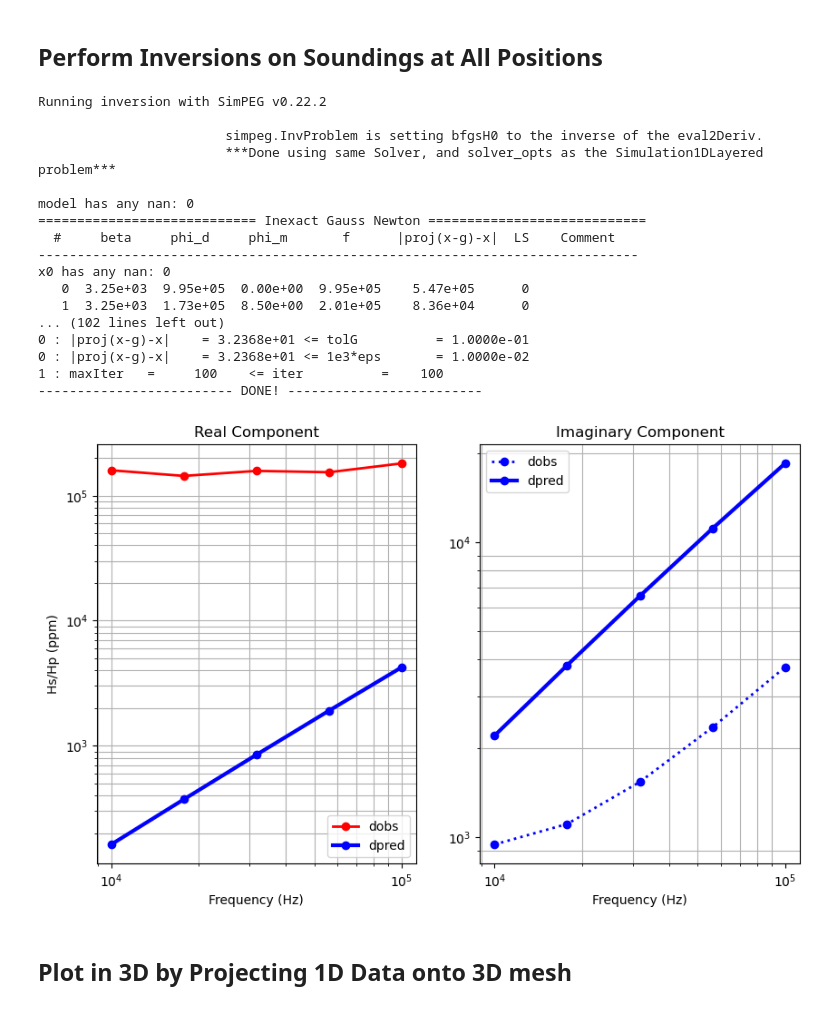
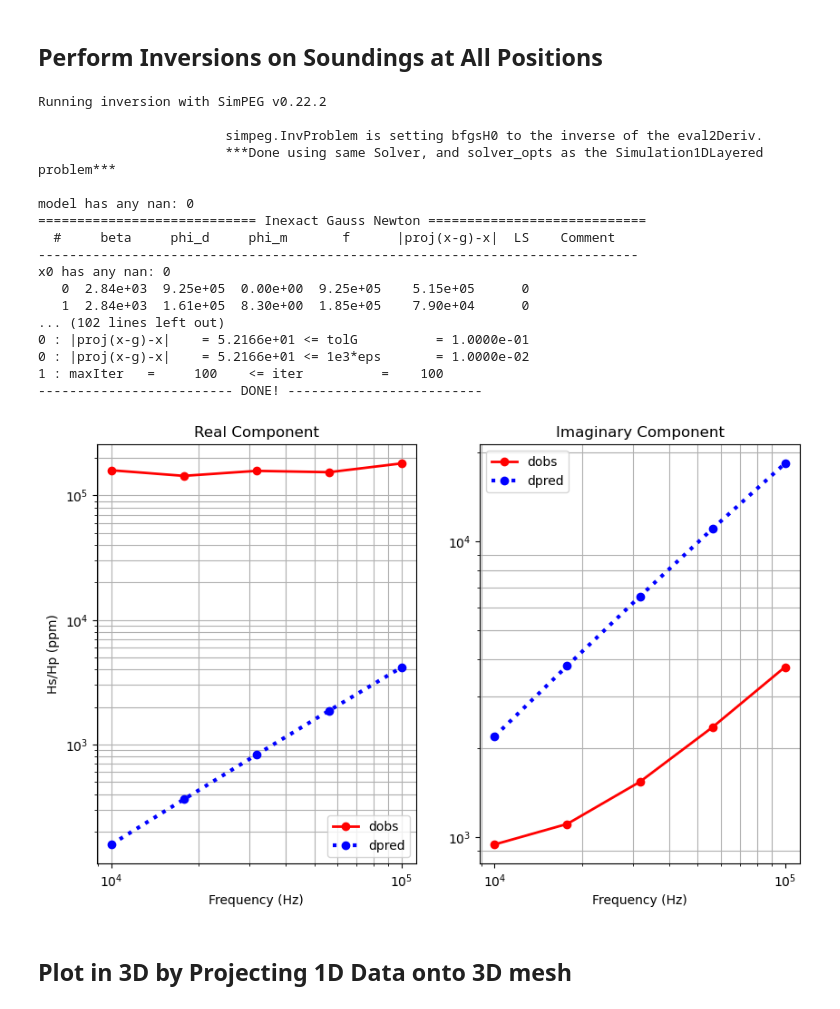
Before and after one commit to matthewhasman/Geophysical-Electromagnetic-Scanner, a Jupyter notebook: UXO_simulation/inversion_simulation_1D.ipynb, the cells around one changed output. Cells and saved outputs as stored; diff of their text form; code cells hidden in the pictures.

```diff
--- a/UXO_simulation/inversion_simulation_1D.ipynb
+++ b/UXO_simulation/inversion_simulation_1D.ipynb
@@ -41,7 +41,7 @@ ax.loglog(frequencies, abs(loaded_data[indx]["hz_real"]), "r-o", lw=3)
 ax.loglog(frequencies, abs(loaded_data[indx]["hz_imag"]), "b:o", lw=3)
 ax.set_xlabel("Frequency [Hz]")
 ax.set_ylabel("|Bz Secondary| [T]")
-ax.set_title(f"Magnetic Field Data at x={x} and y={y}")
+ax.set_title(f"Magnetic Field Data at x={round(x,2)} and y={round(y,2)}")
 ax.legend(["Real", "Imaginary"])
 plt.grid()
 plt.show()
@@ -64,7 +64,7 @@ def create_data_object(loaded_data, survey, error=0.05):
 sim = Forward_Freq_Survey(frequencies, z0, moment, coil_spacing)
 # %%
 survey = sim.survey
-data_object = create_data_object(loaded_data[i], survey)
+data_object = create_data_object(loaded_data[indx], survey)
 # Initialize LayeredInversion with current data_object and simulation parameters
 layered_inversion = LayeredInversion(
         data_object=data_object,
@@ -87,34 +87,34 @@ model has any nan: 0
   #     beta     phi_d     phi_m       f      |proj(x-g)-x|  LS    Comment
 -----------------------------------------------------------------------------
 x0 has any nan: 0
-   0  3.25e+03  9.95e+05  0.00e+00  9.95e+05    5.47e+05      0
-   1  3.25e+03  1.73e+05  8.50e+00  2.01e+05    8.36e+04      0
+   0  2.84e+03  9.25e+05  0.00e+00  9.25e+05    5.15e+05      0
+   1  2.84e+03  1.61e+05  8.30e+00  1.85e+05    7.90e+04      0
 ... (102 lines left out)
-0 : |proj(x-g)-x|    = 3.2368e+01 <= tolG          = 1.0000e-01
-0 : |proj(x-g)-x|    = 3.2368e+01 <= 1e3*eps       = 1.0000e-02
+0 : |proj(x-g)-x|    = 5.2166e+01 <= tolG          = 1.0000e-01
+0 : |proj(x-g)-x|    = 5.2166e+01 <= 1e3*eps       = 1.0000e-02
 1 : maxIter   =     100    <= iter          =    100
 ------------------------- DONE! -------------------------
 # %%
 dpred =  layered_inversion.simulation.dpred(recovered_L2model)
 # Plot FEM response for all frequencies at specified index
 fig, [ax1, ax2] = plt.subplots(1, 2, figsize=(10, 6))
 ax1.loglog(frequencies, abs(loaded_data[indx]["hz_real"]), "r-o", lw=2, label="dobs")
-ax1.loglog(frequencies, dpred[0::2], "b-o", lw=3, label="dpred")
-ax2.loglog(frequencies, abs(loaded_data[indx]["hz_imag"]), "b:o", lw=2, label="dobs")
-ax2.loglog(frequencies, dpred[1::2], "b-o", lw=3, label="dpred")
+ax1.loglog(frequencies, dpred[0::2], "b:o", lw=3, label="dpred")
+ax2.loglog(frequencies, abs(loaded_data[indx]["hz_imag"]), "r-o", lw=2, label="dobs")
+ax2.loglog(frequencies, dpred[1::2], "b:o", lw=3, label="dpred")
 ax1.set_ylabel("Hs/Hp (ppm)")
 ax1.set_title("Real Component")
 ax2.set_title("Imaginary Component")
 
 for ax in [ax1, ax2]:
     ax.set_xlabel("Frequency (Hz)")
     ax.grid(which="both")
     ax.legend()
 
 plt.grid()
 plt.show()
 # %% [output]
-[figure, old version]
+[figure, new version]
 # %% [markdown]
 ## Plot in 3D by Projecting 1D Data onto 3D mesh
 # %% [markdown]
```
Also changed, not shown: parts of 1 cell of this notebook.
